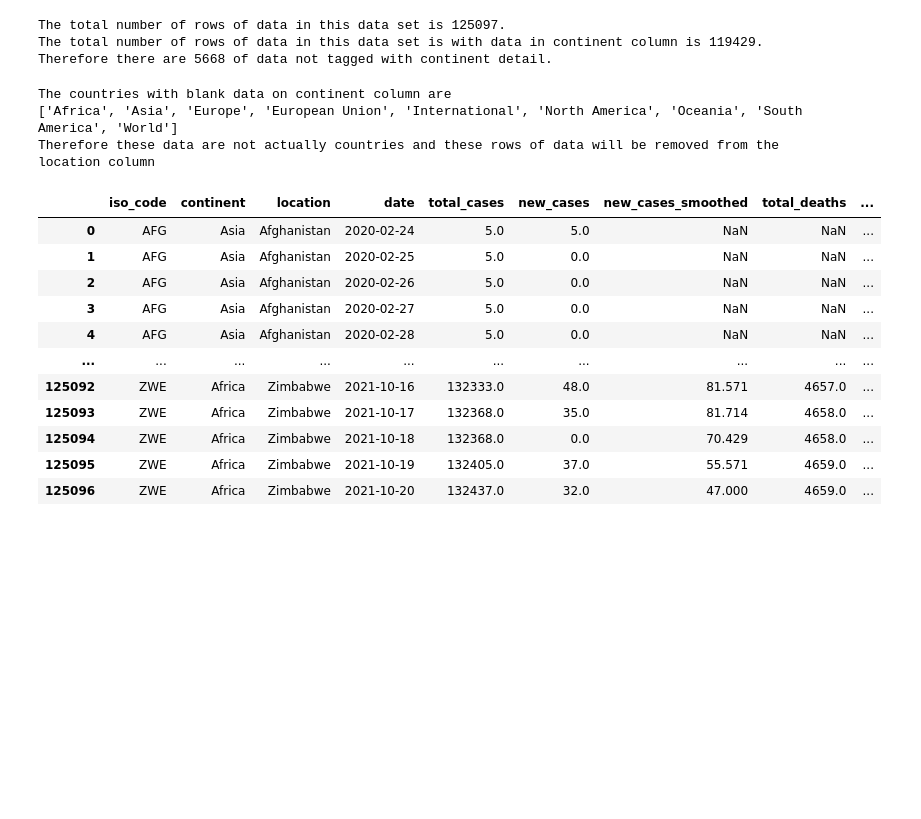
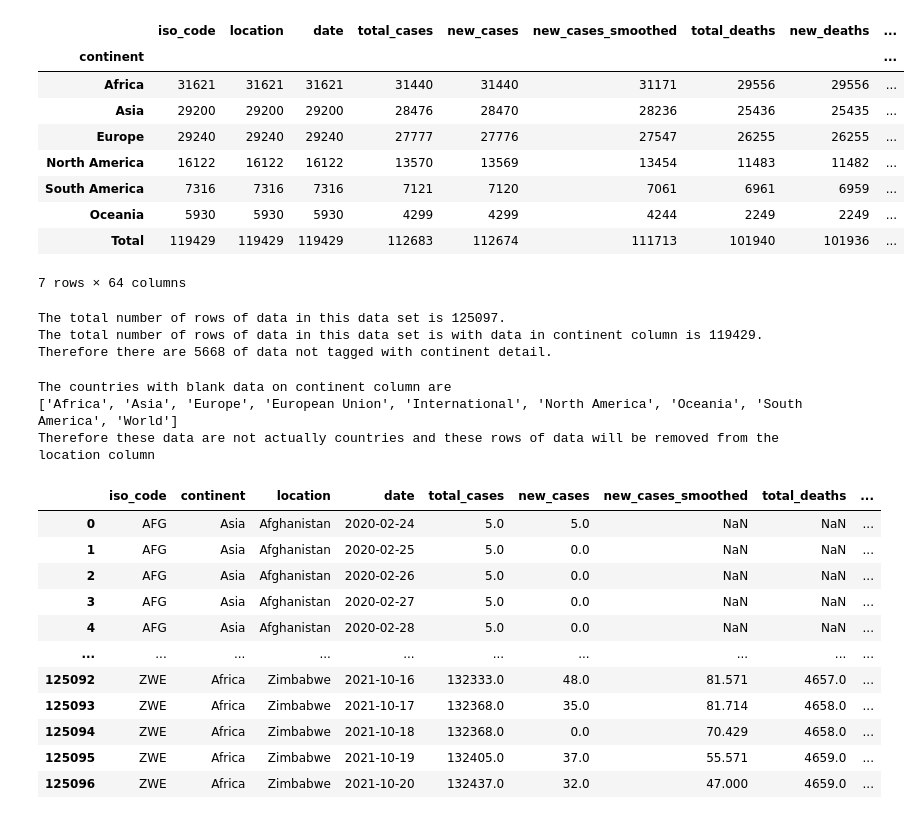
Before and after one commit to Waltontan/Project_Covid, a Jupyter notebook: clean_data.ipynb, the cells around one changed output. Cells and saved outputs as stored; diff of their text form; code cells hidden in the pictures; blank space fills up the shorter version.

```diff
--- a/clean_data.ipynb
+++ b/clean_data.ipynb
@@ -16,3 +22,18 @@ Original_df.head()
+# %%
+temp_df = Original_df.groupby('continent').count().sort_values(by='total_cases', ascending=False)
+temp_df.loc['Total']= temp_df.sum(numeric_only=True, axis=0)
+temp_df
+# %% [output]
+|  | iso_code | location | date | total_cases | new_cases | new_cases_smoothed | total_deaths | new_deaths | ... |
+| continent |  |  |  |  |  |  |  |  | ... |
+| Africa | 31621 | 31621 | 31621 | 31440 | 31440 | 31171 | 29556 | 29556 | ... |
+| Asia | 29200 | 29200 | 29200 | 28476 | 28470 | 28236 | 25436 | 25435 | ... |
+| Europe | 29240 | 29240 | 29240 | 27777 | 27776 | 27547 | 26255 | 26255 | ... |
+| North America | 16122 | 16122 | 16122 | 13570 | 13569 | 13454 | 11483 | 11482 | ... |
+| South America | 7316 | 7316 | 7316 | 7121 | 7120 | 7061 | 6961 | 6959 | ... |
+| Oceania | 5930 | 5930 | 5930 | 4299 | 4299 | 4244 | 2249 | 2249 | ... |
+| Total | 119429 | 119429 | 119429 | 112683 | 112674 | 111713 | 101940 | 101936 | ... |
+7 rows × 64 columns
 # %%
 # Find total number of data sets
 data_count = len(Original_df['continent'])
```
Also changed, not shown: parts of 1 cell of this notebook, 3 other files.
